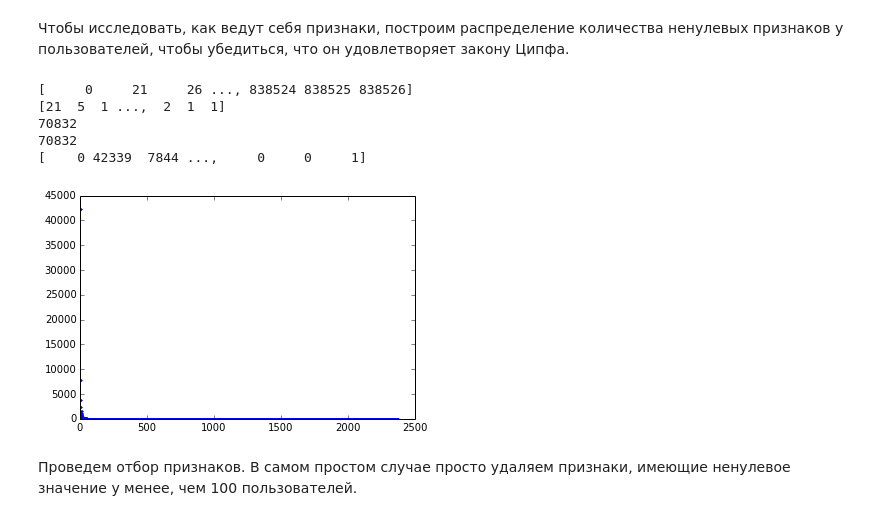
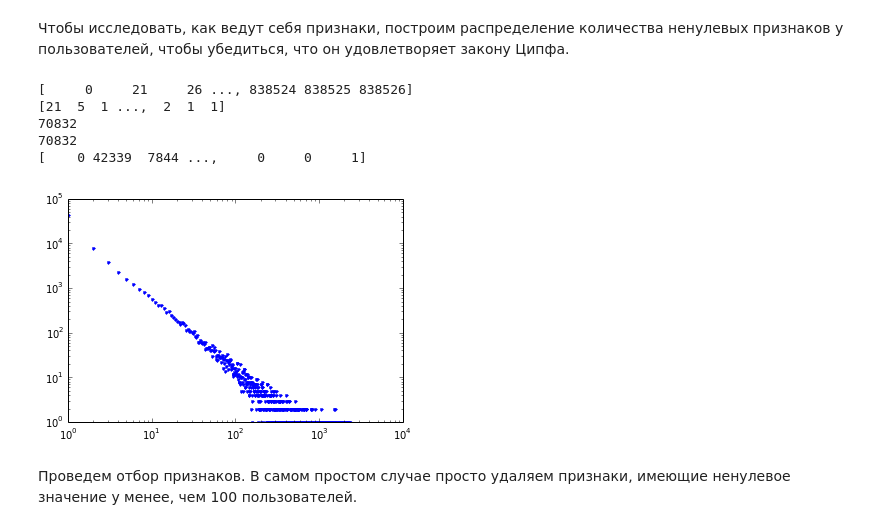
Before and after one commit to anokhin/sfera-dm, a Jupyter notebook: iter4/project/homework-5.ipynb, the cells around one changed output. Drawn from its saved outputs; the diff is of its cells as text; code cells hidden in the pictures.

```diff
--- a/iter4/project/homework-5.ipynb
+++ b/iter4/project/homework-5.ipynb
@@ -42,22 +68,22 @@ Resulting training set for 3 class: (3001x70832) feature matrix, 3001 target vec
 # %%
 col_counts = np.diff(X.tocsc().indptr)
 print X.tocsc().indptr
 print col_counts
 print len(col_counts)
 print X.shape[1]
 bin_counts = np.bincount(col_counts)
 print bin_counts
 pl.plot(np.arange(bin_counts.shape[0]), bin_counts, ".")
 ax = plt.gca()
-# ax.set_xscale('log')
-# ax.set_yscale('log')
+ax.set_xscale('log')
+ax.set_yscale('log')
 # %% [output]
 [     0     21     26 ..., 838524 838525 838526]
 [21  5  1 ...,  2  1  1]
 70832
 70832
 [    0 42339  7844 ...,     0     0     1]
-[figure, old version]
+[figure, new version]
 # %% [markdown]
 Проведем отбор признаков. В самом простом случае просто удаляем признаки, имеющие ненулевое значение у менее, чем 100 пользователей.
 # %%
```
Also changed, not shown: parts of 8 cells of this notebook, 1 other file.
